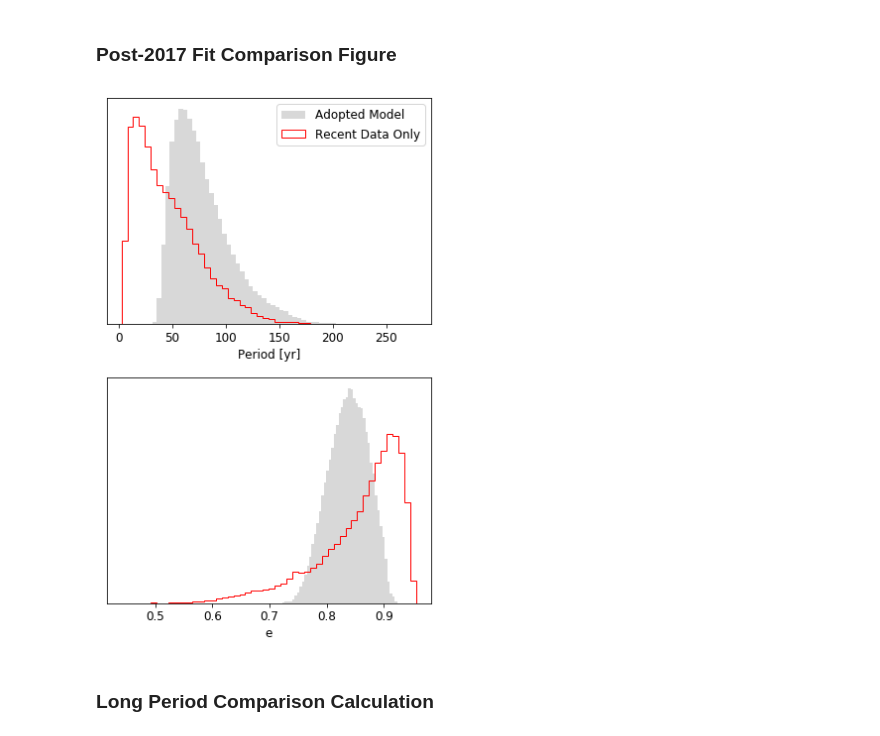
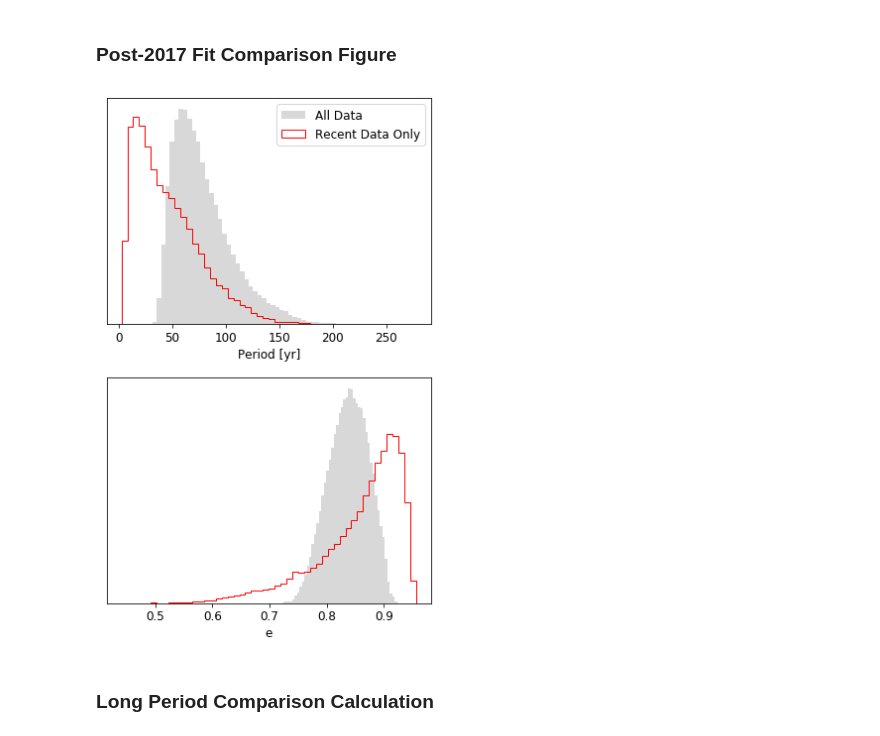
Before and after one commit to California-Planet-Search/planet-pi, a Jupyter notebook: 120066_plots+analysis.ipynb, the cells around one changed output. Cells and saved outputs as stored; diff of their text form; code cells hidden in the pictures.

```diff
--- a/120066_plots+analysis.ipynb
+++ b/120066_plots+analysis.ipynb
@@ -344,19 +356,19 @@ per_post17_yrs = np.exp(post17_df['logper1'])/365.25
 ecc_post17 = np.sqrt(post17_df['secosw1']**2 + post17_df['sesinw1']**2)
 # %%
 fig, ax = plt.subplots(2,1, figsize=(5,8))
-ax[0].hist(per_yr, bins=50, color='grey', density=True, alpha=.3, label='Adopted Model')
+ax[0].hist(per_yr, bins=50, color='grey', density=True, alpha=.3, label='All Data')
 ax[0].hist(per_post17_yrs, bins=50, color='red', density=True, histtype='step', label='Recent Data Only')
 ax[1].hist(ecc, bins=50, color='grey', density=True, alpha=.3)
 ax[1].hist(ecc_post17, bins=50, color='red', density=True, histtype='step')
 
 ax[0].legend()
 ax[0].set_yticks([]); ax[1].set_yticks([])
 ax[0].set_xlabel('Period [yr]'); ax[1].set_xlabel('e')
 
 plt.tight_layout()
 plt.savefig(todays_directory + '/info_density.pdf', dpi=250)
 # %% [output]
-[figure, old version]
+[figure, new version]
 # %% [markdown]
 ### Long Period Comparison Calculation
 # %%
```
Also changed, not shown: parts of 11 cells of this notebook, 25 other files.
